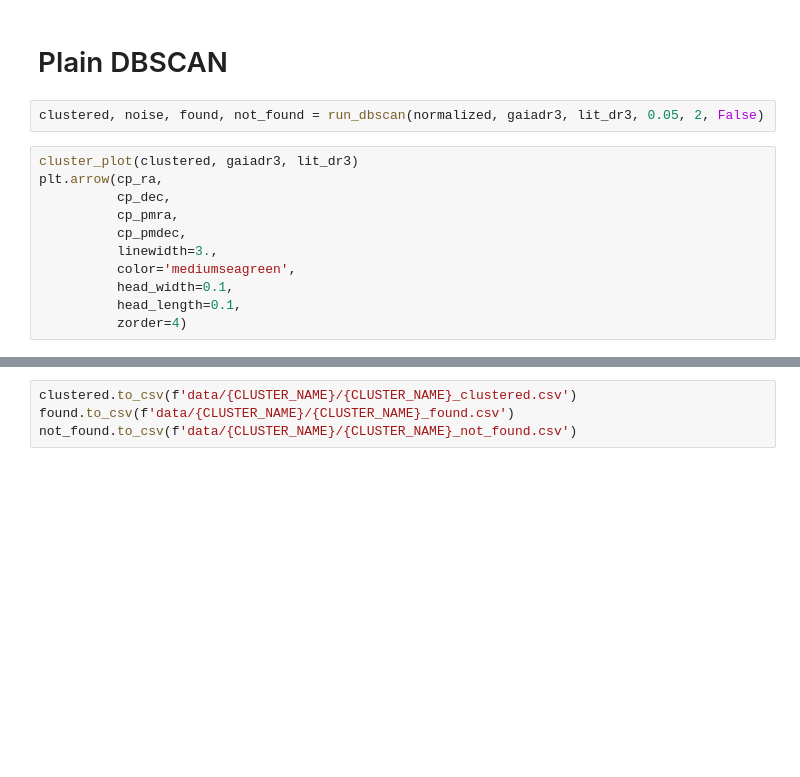
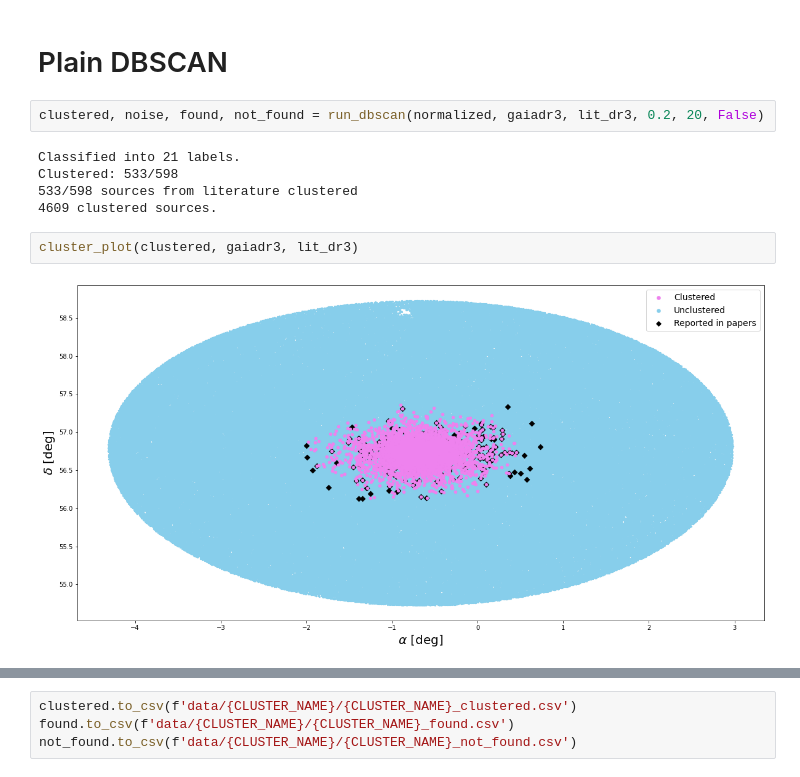
Before and after one commit to maja-jablonska/blue-stragglers-with-gaia, a Jupyter notebook: ngc 7789.ipynb, the cells around one changed output, grey strips where cells are left out. Saved outputs shown, nothing was run; the diff lists cells and outputs as text; blank space fills up the shorter version.

```diff
--- a/ngc 7789.ipynb
+++ b/ngc 7789.ipynb
@@ -39,15 +39,13 @@ galactic_coords
 # %% [markdown]
 # Plain DBSCAN
 # %%
-clustered, noise, found, not_found = run_dbscan(normalized, gaiadr3, lit_dr3, 0.05, 2, False)
+clustered, noise, found, not_found = run_dbscan(normalized, gaiadr3, lit_dr3, 0.2, 20, False)
+# %% [output]
+Classified into 21 labels.
+Clustered: 533/598
+533/598 sources from literature clustered
+4609 clustered sources.
 # %%
 cluster_plot(clustered, gaiadr3, lit_dr3)
-plt.arrow(cp_ra,
-          cp_dec,
-          cp_pmra,
-          cp_pmdec,
-          linewidth=3.,
-          color='mediumseagreen',
-          head_width=0.1,
-          head_length=0.1,
-          zorder=4)
+# %% [output]
+[figure, added]
```
Also changed, not shown: parts of 5 cells of this notebook, 11 other files.
